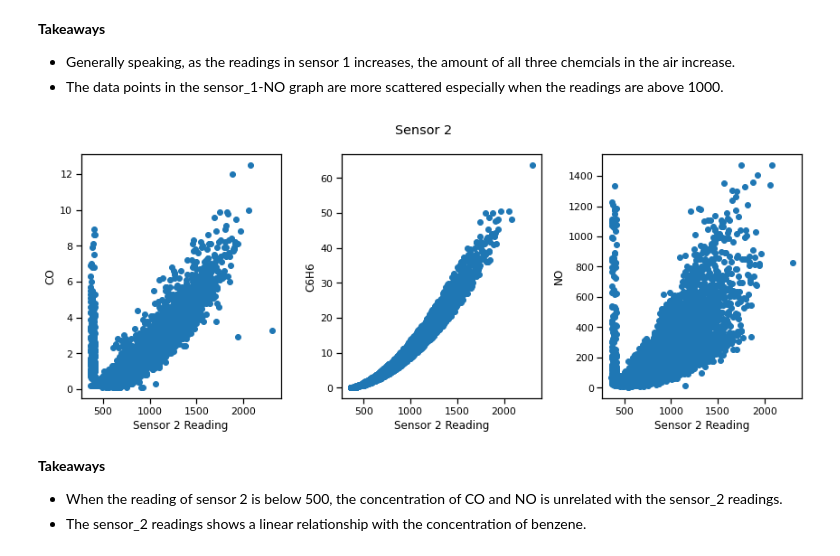
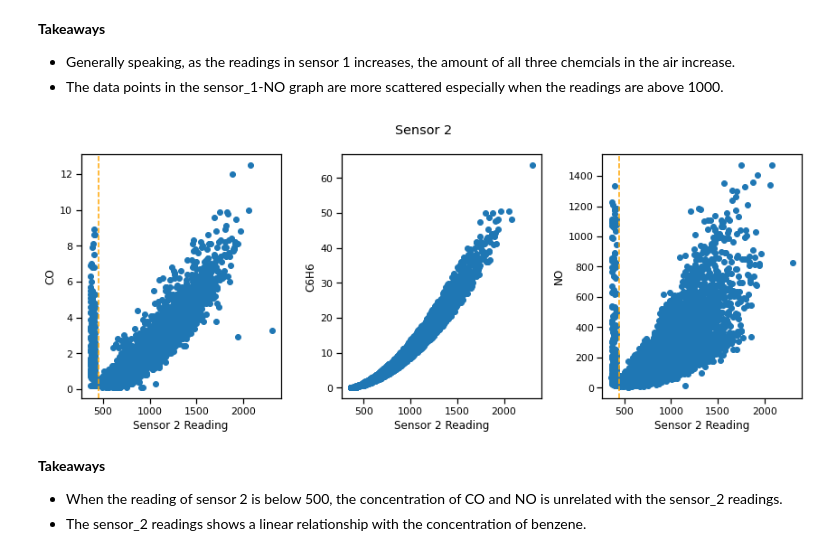
Before and after one commit to Yongliang-Shi/predicting-air-pollution, a Jupyter notebook: MVP.ipynb, the cells around one changed output. Cells and saved outputs as stored; diff of their text form; code cells hidden in the pictures.

```diff
--- a/MVP.ipynb
+++ b/MVP.ipynb
@@ -278,28 +278,30 @@ plt.show()
 # %%
 # Plot the concentrations of the toxic chemicals over the readings of sensor 2
 
 plt.figure(figsize=(12,5))
 plt.suptitle('Sensor 2')
 
 plt.subplot(131)
 plt.scatter('sensor_2', 'carbon_monoxide', data=df)
 plt.xlabel('Sensor 2 Reading')
 plt.ylabel('CO')
+plt.axvline(x=450, linestyle='--', c='orange')
 
 plt.subplot(132)
 plt.scatter('sensor_2', 'benzene', data=df)
 plt.xlabel('Sensor 2 Reading')
 plt.ylabel('C6H6')
 
 plt.subplot(133)
 plt.scatter('sensor_2', 'nitrogen_oxides', data=df)
 plt.xlabel('Sensor 2 Reading')
 plt.ylabel('NO')
+plt.axvline(x=450, linestyle='--', c='orange')
 
 plt.tight_layout()
 plt.show()
 # %% [output]
-[figure, old version]
+[figure, new version]
 # %% [markdown]
 **Takeaways**
 - When the reading of sensor 2 is below 500, the concentration of CO and NO is unrelated with the sensor_2 readings.
```
Also changed, not shown: parts of 6 cells of this notebook.
